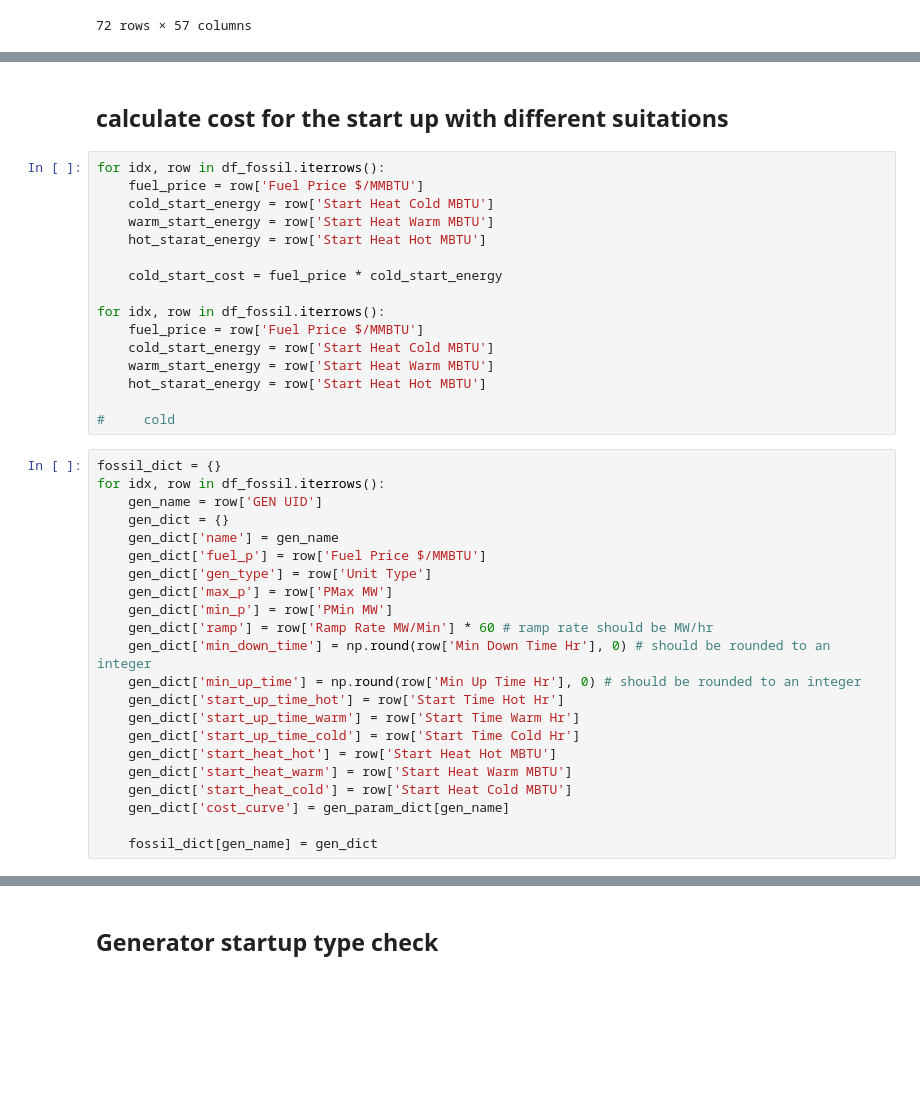
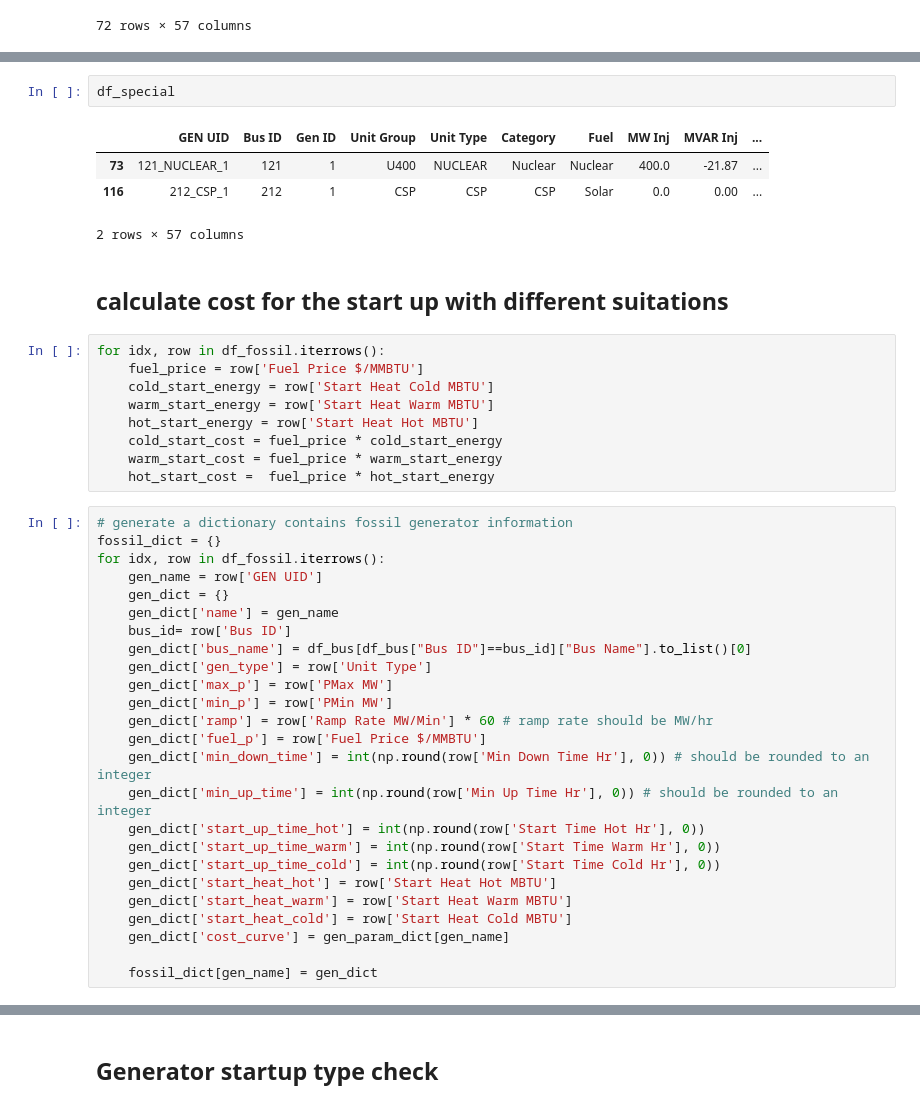
Before and after one commit to Xinhe-Chen/RTS-GMLC-PT, a Jupyter notebook: Notebook/Test_utils.ipynb, the cells around one changed output, grey strips where cells are left out. Saved outputs shown, nothing was run; the diff lists cells and outputs as text; blank space fills up the shorter version.

```diff
--- a/Notebook/Test_utils.ipynb
+++ b/Notebook/Test_utils.ipynb
@@ -61,3 +69,10 @@ df_fossil
+# %%
+df_special
+# %% [output]
+|  | GEN UID | Bus ID | Gen ID | Unit Group | Unit Type | Category | Fuel | MW Inj | MVAR Inj | ... |
+| 73 | 121_NUCLEAR_1 | 121 | 1 | U400 | NUCLEAR | Nuclear | Nuclear | 400.0 | -21.87 | ... |
+| 116 | 212_CSP_1 | 212 | 1 | CSP | CSP | CSP | Solar | 0.0 | 0.00 | ... |
+2 rows × 57 columns
 # %% [markdown]
 ## calculate cost for the start up with different suitations
 # %%
@@ -65,33 +80,29 @@ for idx, row in df_fossil.iterrows():
     fuel_price = row['Fuel Price $/MMBTU']
     cold_start_energy = row['Start Heat Cold MBTU']
     warm_start_energy = row['Start Heat Warm MBTU']
-    hot_starat_energy = row['Start Heat Hot MBTU']
-
+    hot_start_energy = row['Start Heat Hot MBTU']
     cold_start_cost = fuel_price * cold_start_energy
-
-for idx, row in df_fossil.iterrows():
-    fuel_price = row['Fuel Price $/MMBTU']
-    cold_start_energy = row['Start Heat Cold MBTU']
-    warm_start_energy = row['Start Heat Warm MBTU']
-    hot_starat_energy = row['Start Heat Hot MBTU']
-
-#     cold
+    warm_start_cost = fuel_price * warm_start_energy
+    hot_start_cost =  fuel_price * hot_start_energy
 # %%
+# generate a dictionary contains fossil generator information
 fossil_dict = {}
 for idx, row in df_fossil.iterrows():
     gen_name = row['GEN UID']
     gen_dict = {}
     gen_dict['name'] = gen_name
-    gen_dict['fuel_p'] = row['Fuel Price $/MMBTU']
+    bus_id= row['Bus ID']
+    gen_dict['bus_name'] = df_bus[df_bus["Bus ID"]==bus_id]["Bus Name"].to_list()[0]
     gen_dict['gen_type'] = row['Unit Type']
     gen_dict['max_p'] = row['PMax MW']
     gen_dict['min_p'] = row['PMin MW']
     gen_dict['ramp'] = row['Ramp Rate MW/Min'] * 60 # ramp rate should be MW/hr
-    gen_dict['min_down_time'] = np.round(row['Min Down Time Hr'], 0) # should be rounded to an integer
-    gen_dict['min_up_time'] = np.round(row['Min Up Time Hr'], 0) # should be rounded to an integer
-    gen_dict['start_up_time_hot'] = row['Start Time Hot Hr']
-    gen_dict['start_up_time_warm'] = row['Start Time Warm Hr']
-    gen_dict['start_up_time_cold'] = row['Start Time Cold Hr']
+    gen_dict['fuel_p'] = row['Fuel Price $/MMBTU']
+    gen_dict['min_down_time'] = int(np.round(row['Min Down Time Hr'], 0)) # should be rounded to an integer
+    gen_dict['min_up_time'] = int(np.round(row['Min Up Time Hr'], 0)) # should be rounded to an integer
+    gen_dict['start_up_time_hot'] = int(np.round(row['Start Time Hot Hr'], 0))
+    gen_dict['start_up_time_warm'] = int(np.round(row['Start Time Warm Hr'], 0))
+    gen_dict['start_up_time_cold'] = int(np.round(row['Start Time Cold Hr'], 0))
     gen_dict['start_heat_hot'] = row['Start Heat Hot MBTU']
     gen_dict['start_heat_warm'] = row['Start Heat Warm MBTU']
     gen_dict['start_heat_cold'] = row['Start Heat Cold MBTU']
```
Also changed, not shown: parts of 16 cells of this notebook, 5 other files.
